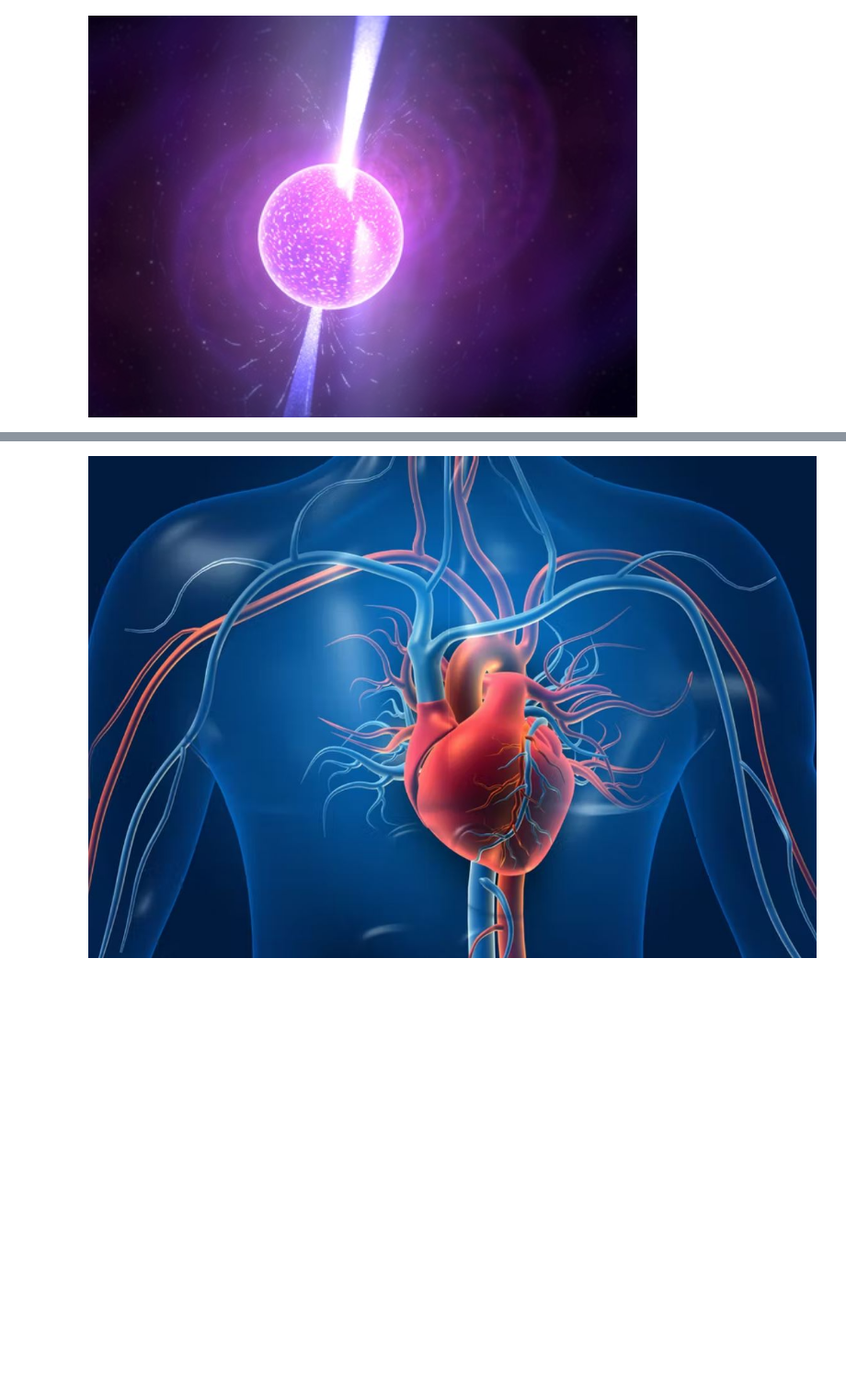
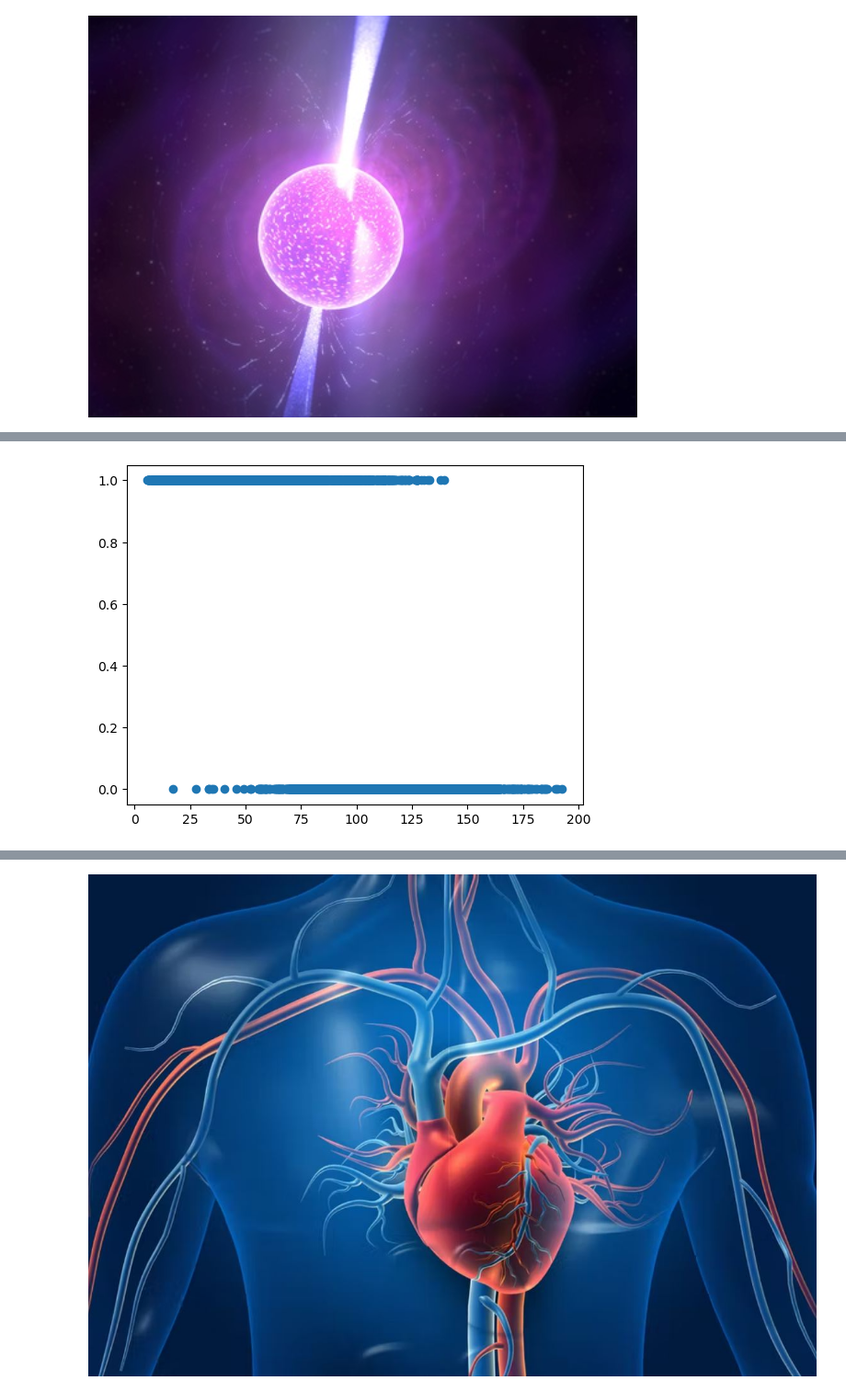
Before and after one commit to tyugayNA/SPbPU, a Jupyter notebook: Software Development Technologies/week8/HW/ProjectClassification.ipynb, the cells around one changed output, grey strips where cells are left out. Shown at 92% size. Cells and saved outputs as stored; diff of their text form; code cells hidden in the pictures; blank space fills up the shorter version.

```diff
--- a/Software Development Technologies/week8/HW/ProjectClassification.ipynb
+++ b/Software Development Technologies/week8/HW/ProjectClassification.ipynb
@@ -53,0 +154,6 @@ datasetPulsar.head()
+# %%
+#plt.hist(datasetPulsar['Standard_deviation_of_the_integrated_profile'])
+plt.scatter(datasetPulsar['Mean_IP'], y)
+plt.show()
+# %% [output]
+[figure, added]
```
Also changed, not shown: parts of 31 cells of this notebook.
